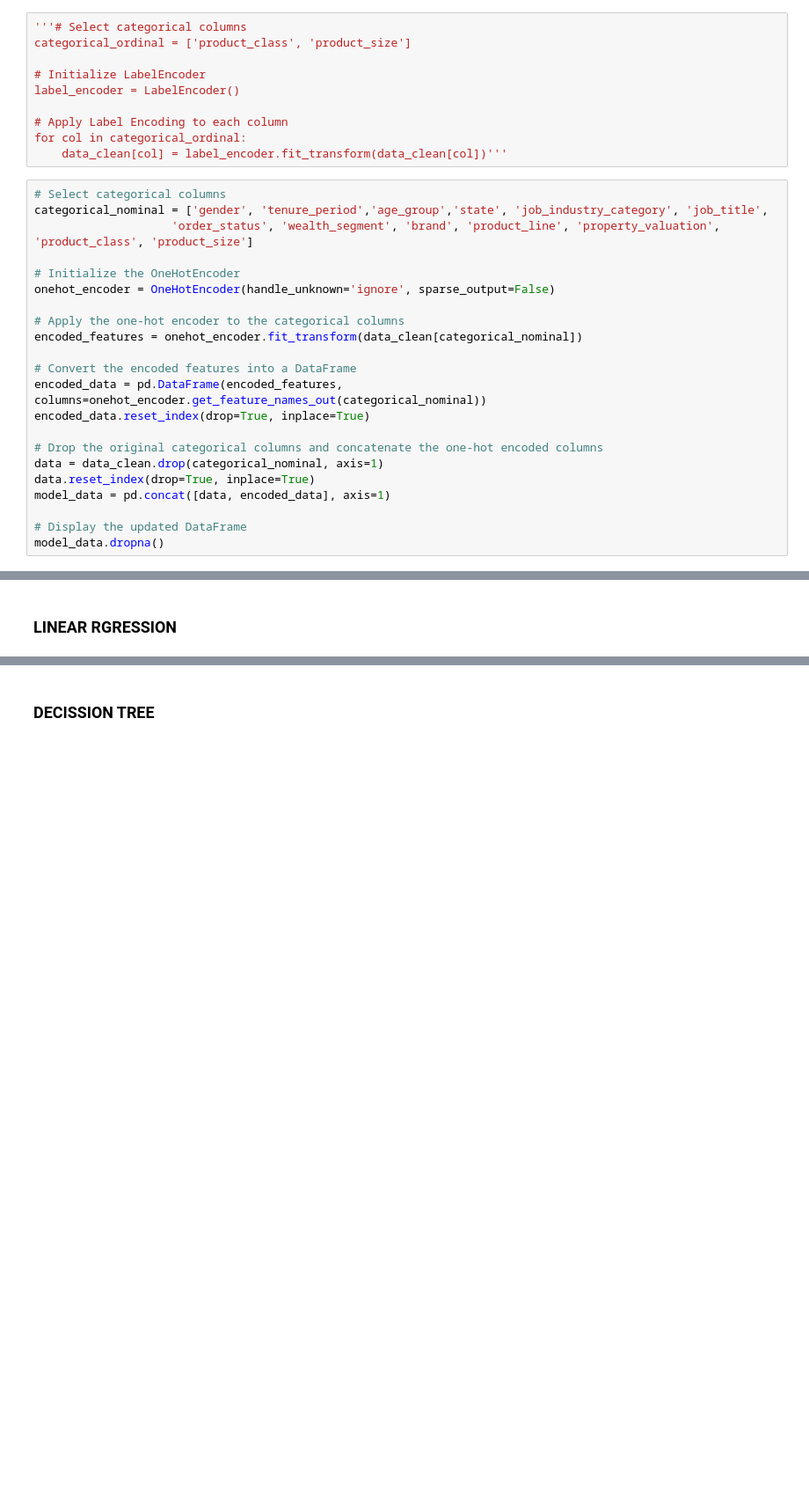
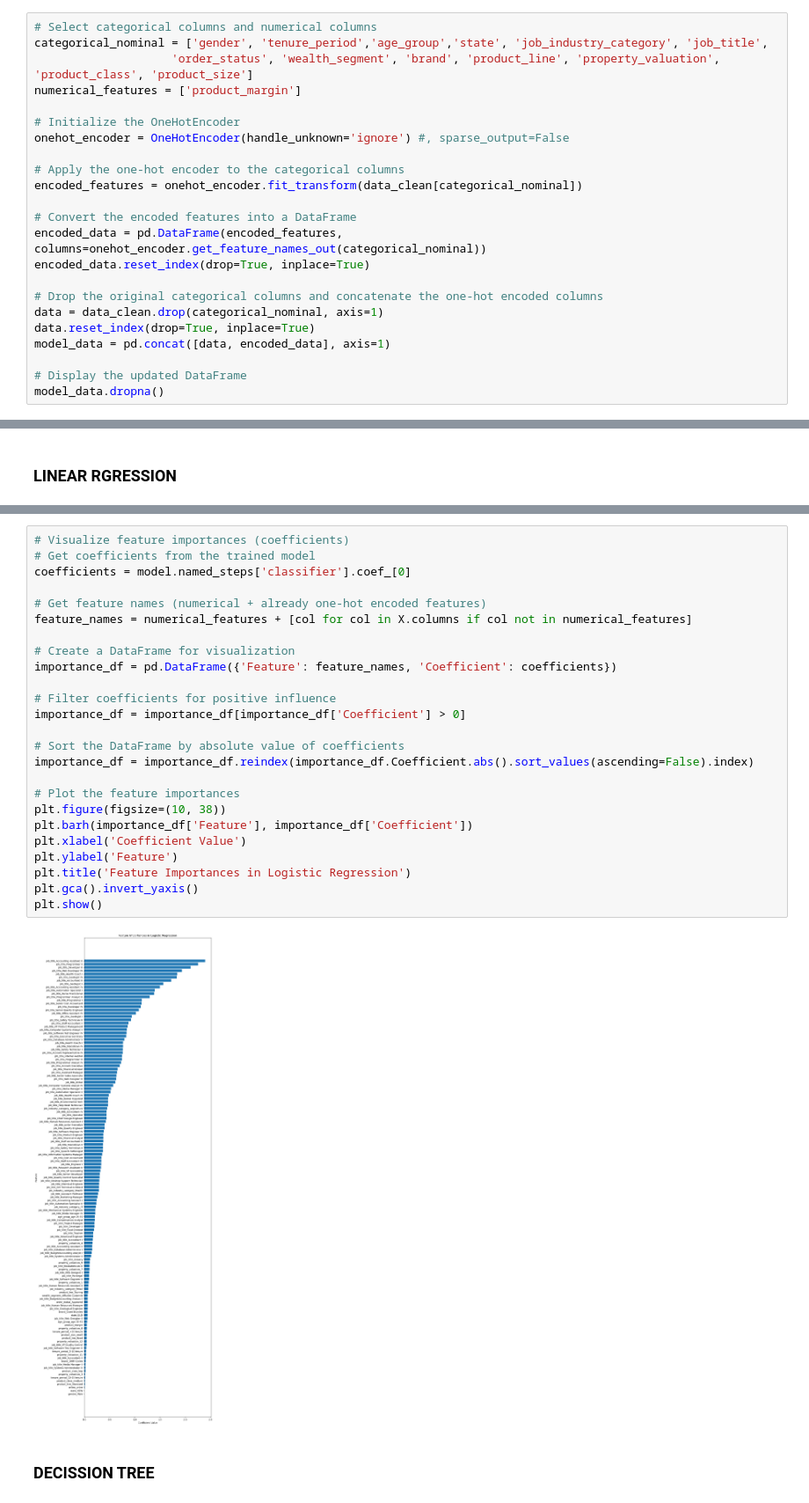
Before and after one commit to Daviedavie100/kpmg, a Jupyter notebook: kpmgproject.ipynb, the cells around one changed output, grey strips where cells are left out. Shown at 88% size. Cells and saved outputs as stored; diff of their text form; blank space fills up the shorter version.

Commit message:
updated logistic code

```diff
--- a/kpmgproject.ipynb
+++ b/kpmgproject.ipynb
@@ -149,23 +167,14 @@ threshold=data['past_3_years_bike_related_purchases'].median()
 data['bikes_purchased']=(data['past_3_years_bike_related_purchases']>threshold).astype(int)
 #drop past_3_years_bike_related_purchases column
 data_clean=data.drop(columns=['past_3_years_bike_related_purchases'])
-# %%
-'''# Select categorical columns
-categorical_ordinal = ['product_class', 'product_size']
-
-# Initialize LabelEncoder
-label_encoder = LabelEncoder()
-
-# Apply Label Encoding to each column
-for col in categorical_ordinal:
-    data_clean[col] = label_encoder.fit_transform(data_clean[col])'''
 # %%
-# Select categorical columns
+# Select categorical columns and numerical columns
 categorical_nominal = ['gender', 'tenure_period','age_group','state', 'job_industry_category', 'job_title',
                     'order_status', 'wealth_segment', 'brand', 'product_line', 'property_valuation', 'product_class', 'product_size']
+numerical_features = ['product_margin']
 
 # Initialize the OneHotEncoder
-onehot_encoder = OneHotEncoder(handle_unknown='ignore', sparse_output=False)
+onehot_encoder = OneHotEncoder(handle_unknown='ignore') #, sparse_output=False
 
 # Apply the one-hot encoder to the categorical columns
 encoded_features = onehot_encoder.fit_transform(data_clean[categorical_nominal])
@@ -288,3 +351,30 @@ print(f'R^2 Score: {r2_score(y_test, y_pred)}')
+# %%
+# Visualize feature importances (coefficients)
+# Get coefficients from the trained model
+coefficients = model.named_steps['classifier'].coef_[0]
+
+# Get feature names (numerical + already one-hot encoded features)
+feature_names = numerical_features + [col for col in X.columns if col not in numerical_features]
+
+# Create a DataFrame for visualization
+importance_df = pd.DataFrame({'Feature': feature_names, 'Coefficient': coefficients})
+
+# Filter coefficients for positive influence
+importance_df = importance_df[importance_df['Coefficient'] > 0]
+
+# Sort the DataFrame by absolute value of coefficients
+importance_df = importance_df.reindex(importance_df.Coefficient.abs().sort_values(ascending=False).index)
+
+# Plot the feature importances
+plt.figure(figsize=(10, 38))
+plt.barh(importance_df['Feature'], importance_df['Coefficient'])
+plt.xlabel('Coefficient Value')
+plt.ylabel('Feature')
+plt.title('Feature Importances in Logistic Regression')
+plt.gca().invert_yaxis()
+plt.show()
+# %% [output]
+[figure, added]
 # %% [markdown]
 ### DECISSION TREE
 # %%
```
Also changed, not shown: parts of 19 cells of this notebook.
